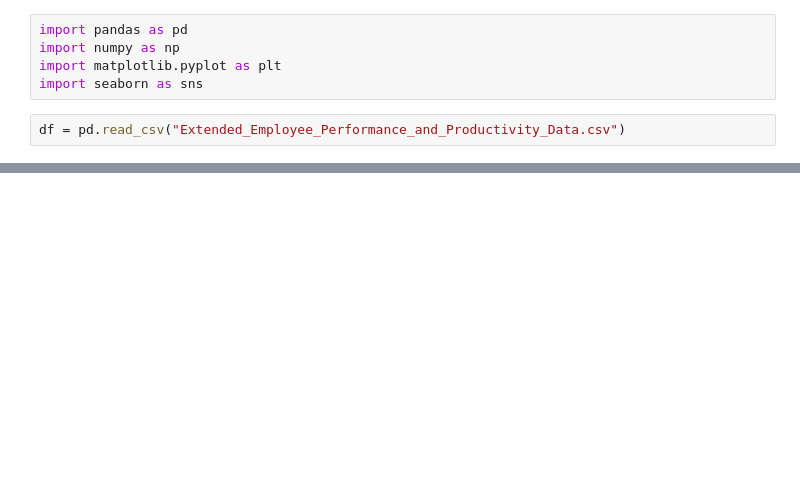
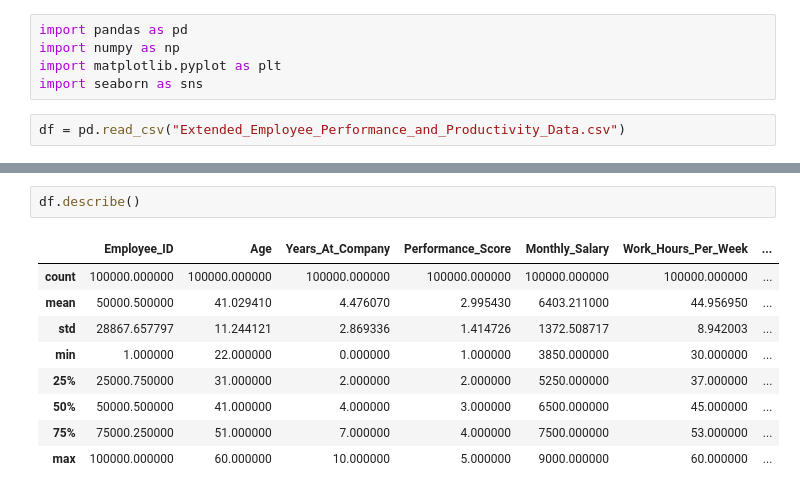
Before and after one commit to AyanNayyer/Industry4.0_project, a Jupyter notebook: I4_analysis.ipynb, the cells around one changed output, grey strips where cells are left out. Cells and saved outputs as stored; diff of their text form; blank space fills up the shorter version.

```diff
--- a/I4_analysis.ipynb
+++ b/I4_analysis.ipynb
@@ -14,3 +14,15 @@ df.head()
 | 2 | 3 | Finance | Male | 55 | Specialist | 2015-10-26 08:03:05.556036 | 8 | High School | ... |
 | 3 | 4 | Customer Support | Female | 48 | Analyst | 2016-10-22 08:03:05.556036 | 7 | Bachelor | ... |
 | 4 | 5 | Engineering | Female | 36 | Analyst | 2021-07-23 08:03:05.556036 | 3 | Bachelor | ... |
+# %%
+df.describe()
+# %% [output]
+|  | Employee_ID | Age | Years_At_Company | Performance_Score | Monthly_Salary | Work_Hours_Per_Week | ... |
+| count | 100000.000000 | 100000.000000 | 100000.000000 | 100000.000000 | 100000.000000 | 100000.000000 | ... |
+| mean | 50000.500000 | 41.029410 | 4.476070 | 2.995430 | 6403.211000 | 44.956950 | ... |
+| std | 28867.657797 | 11.244121 | 2.869336 | 1.414726 | 1372.508717 | 8.942003 | ... |
+| min | 1.000000 | 22.000000 | 0.000000 | 1.000000 | 3850.000000 | 30.000000 | ... |
+| 25% | 25000.750000 | 31.000000 | 2.000000 | 2.000000 | 5250.000000 | 37.000000 | ... |
+| 50% | 50000.500000 | 41.000000 | 4.000000 | 3.000000 | 6500.000000 | 45.000000 | ... |
+| 75% | 75000.250000 | 51.000000 | 7.000000 | 4.000000 | 7500.000000 | 53.000000 | ... |
+| max | 100000.000000 | 60.000000 | 10.000000 | 5.000000 | 9000.000000 | 60.000000 | ... |
```
Also changed, not shown: parts of 2 cells of this notebook, 2 other files.
